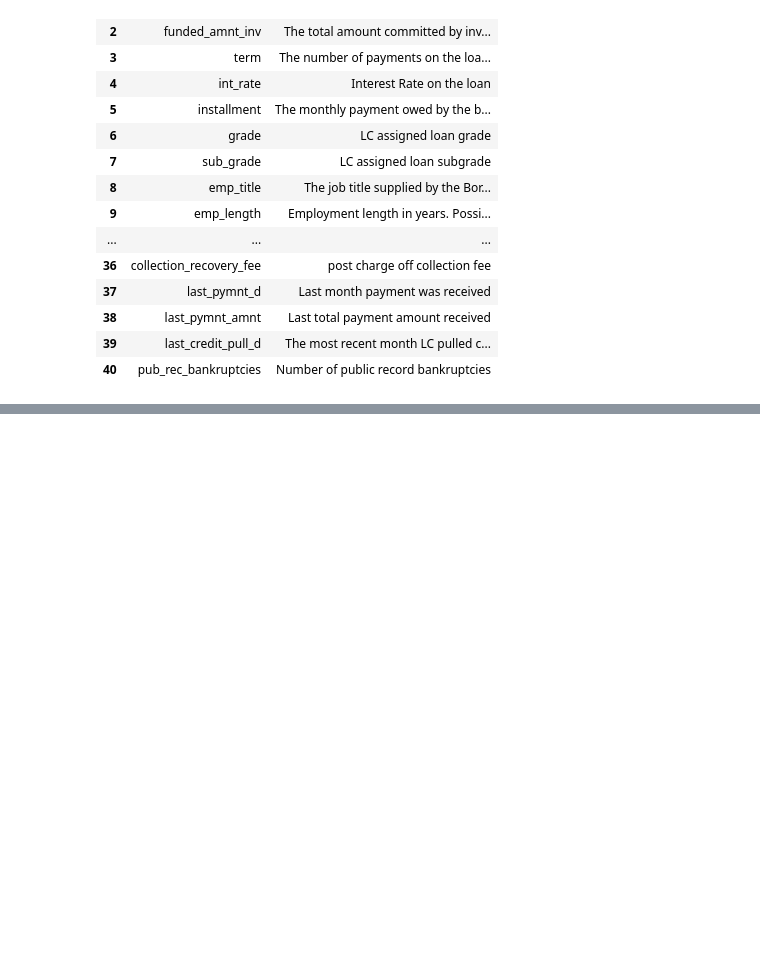
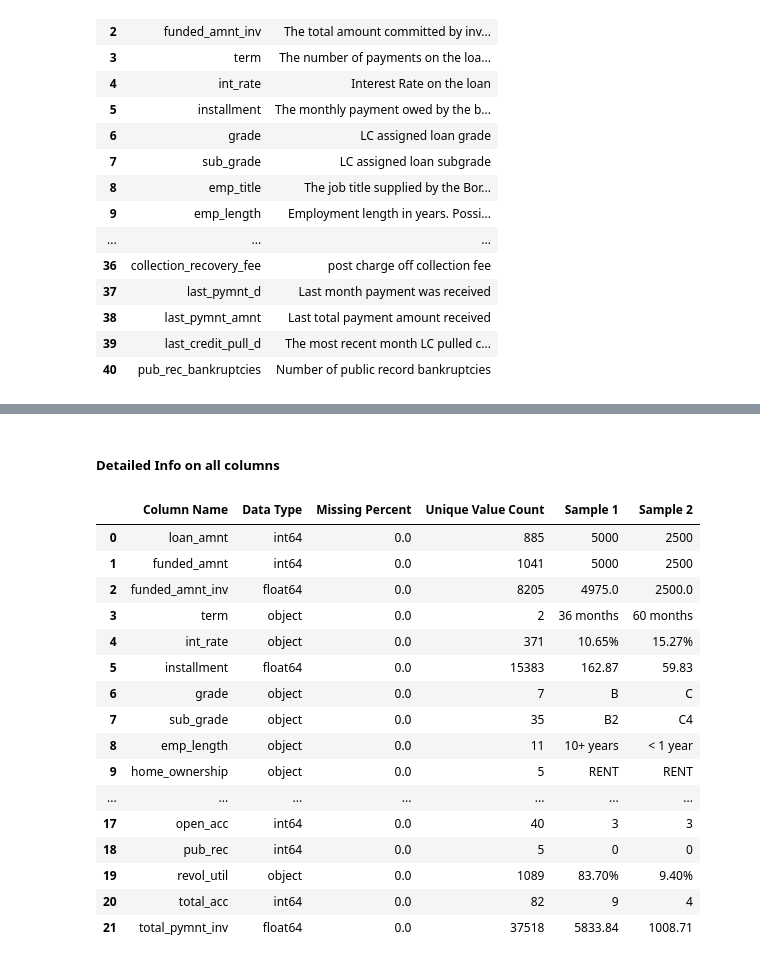
Before and after one commit to Theveetha/LendingClub_EDA_CaseStudy, a Jupyter notebook: LendingClub_EDA.ipynb, the cells around one changed output, grey strips where cells are left out. Saved outputs shown, nothing was run; the diff lists cells and outputs as text; code cells hidden in the pictures; blank space fills up the shorter version.

```diff
--- a/LendingClub_EDA.ipynb
+++ b/LendingClub_EDA.ipynb
@@ -290,9 +310,9 @@ Based on our observations from basic understanding of the data we have to do the
 # %%
 for col in data[mis_val_lt30['Column Name'].values]:
   if data[col].dtype == 'object':
-    data.fillna(data[col].mode()[0], inplace=True)
+    data[col].fillna(data[col].mode()[0], inplace=True)
   else:
-    data.fillna(data[col].median()[0], inplace=True)
+    data[col].fillna(data[col].median(), inplace=True)
 
 print(f"Count of columns having missing values : {len(data.columns[data.isnull().any()])}")
 # %% [output]
@@ -362,0 +390,6 @@ There are few other columns which are have no contribution to our analysis, as t
+# %%
+# In the description excel i already have added a column to Required or not. Using that Delete the columns
+remove_cols = data_desc[data_desc['Required'] == 'No']['Column Name'].values
+
+data.drop(columns=remove_cols,inplace=True)
+print(f"Post cleanup there are {data.shape[1]} columns present in our dataframe")
@@ -362,0 +403,34 @@ There are few other columns which are have no contribution to our analysis, as t
+# %% [markdown]
+##### **Detailed Info on all columns**
+# %%
+# function to create a table with Column Name, Data Type and Sample Data for analysis
+def data_info(data):
+  data_type = pd.DataFrame(data.dtypes,columns=['Data Type'])
+  data_missing = pd.DataFrame(round(data.isnull().mean()*100,2),columns=['Missing Percent'])
+  sample_data = pd.DataFrame(data.head(2).T)
+  data_unique = pd.DataFrame(data.apply(pd.Series.nunique, axis = 0),columns=['Unique Value Count'])
+  data_concat = pd.concat([data_type,data_missing,data_unique,sample_data],axis=1)
+  data_concat.reset_index(inplace=True)
+  data_concat.rename(columns={0:'Sample 1',1:'Sample 2','index':'Column Name'},inplace=True)
+  return data_concat
+
+data_info = data_info(data)
+data_info
+# %% [output]
+|  | Column Name | Data Type | Missing Percent | Unique Value Count | Sample 1 | Sample 2 |
+| 0 | loan_amnt | int64 | 0.0 | 885 | 5000 | 2500 |
+| 1 | funded_amnt | int64 | 0.0 | 1041 | 5000 | 2500 |
+| 2 | funded_amnt_inv | float64 | 0.0 | 8205 | 4975.0 | 2500.0 |
+| 3 | term | object | 0.0 | 2 | 36 months | 60 months |
+| 4 | int_rate | object | 0.0 | 371 | 10.65% | 15.27% |
+| 5 | installment | float64 | 0.0 | 15383 | 162.87 | 59.83 |
+| 6 | grade | object | 0.0 | 7 | B | C |
+| 7 | sub_grade | object | 0.0 | 35 | B2 | C4 |
+| 8 | emp_length | object | 0.0 | 11 | 10+ years | < 1 year |
+| 9 | home_ownership | object | 0.0 | 5 | RENT | RENT |
+| ... | ... | ... | ... | ... | ... | ... |
+| 17 | open_acc | int64 | 0.0 | 40 | 3 | 3 |
+| 18 | pub_rec | int64 | 0.0 | 5 | 0 | 0 |
+| 19 | revol_util | object | 0.0 | 1089 | 83.70% | 9.40% |
+| 20 | total_acc | int64 | 0.0 | 82 | 9 | 4 |
+| 21 | total_pymnt_inv | float64 | 0.0 | 37518 | 5833.84 | 1008.71 |
```
Also changed, not shown: parts of 28 cells of this notebook.
